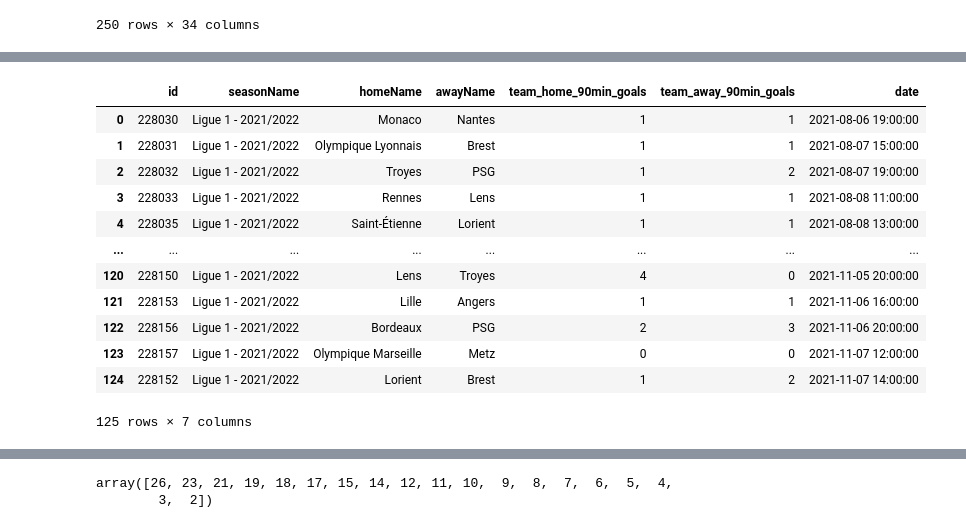
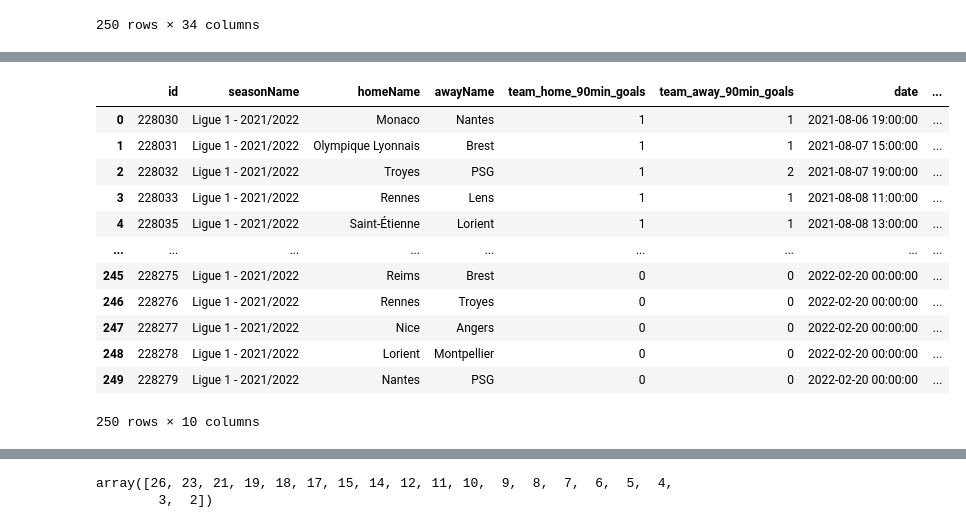
Before and after one commit to Tchouanga12/Advanced_analysis, a Jupyter notebook: FinalProject/Data_Handling_tools/Dev_Test.ipynb, the cells around one changed output, grey strips where cells are left out. Saved outputs shown, nothing was run; the diff lists cells and outputs as text; code cells hidden in the pictures.

```diff
--- a/FinalProject/Data_Handling_tools/Dev_Test.ipynb
+++ b/FinalProject/Data_Handling_tools/Dev_Test.ipynb
@@ -161,16 +173,27 @@ data_fixtures_season
+# %%
+# Add final result column in another form (winning team, losing team, draw) in the dataframe
+data_fixtures_season = data_fixtures_season.copy()
+
+data_fixtures_season['newfinalResult'] = np.where(data_fixtures_season['team_home_90min_goals']
+ == data_fixtures_season['team_away_90min_goals'], 'Draw', np.where(data_fixtures_season['team_home_90min_goals'] >
+ data_fixtures_season['team_away_90min_goals'], data_fixtures_season['homeName'], data_fixtures_season['awayName']))
+
+# Present all the finished fixtures with the final result column created above
+data_fixtures_season[['id', 'seasonName','homeName', 'awayName','team_home_90min_goals',
+        'team_away_90min_goals', 'date', 'finalResult', 'newfinalResult', 'status']]
+# %% [output]
+|  | id | seasonName | homeName | awayName | team_home_90min_goals | team_away_90min_goals | date | ... |
+| 0 | 228030 | Ligue 1 - 2021/2022 | Monaco | Nantes | 1 | 1 | 2021-08-06 19:00:00 | ... |
+| 1 | 228031 | Ligue 1 - 2021/2022 | Olympique Lyonnais | Brest | 1 | 1 | 2021-08-07 15:00:00 | ... |
+| 2 | 228032 | Ligue 1 - 2021/2022 | Troyes | PSG | 1 | 2 | 2021-08-07 19:00:00 | ... |
+| 3 | 228033 | Ligue 1 - 2021/2022 | Rennes | Lens | 1 | 1 | 2021-08-08 11:00:00 | ... |
+| 4 | 228035 | Ligue 1 - 2021/2022 | Saint-Étienne | Lorient | 1 | 1 | 2021-08-08 13:00:00 | ... |
+| ... | ... | ... | ... | ... | ... | ... | ... | ... |
+| 245 | 228275 | Ligue 1 - 2021/2022 | Reims | Brest | 0 | 0 | 2022-02-20 00:00:00 | ... |
+| 246 | 228276 | Ligue 1 - 2021/2022 | Rennes | Troyes | 0 | 0 | 2022-02-20 00:00:00 | ... |
+| 247 | 228277 | Ligue 1 - 2021/2022 | Nice | Angers | 0 | 0 | 2022-02-20 00:00:00 | ... |
+| 248 | 228278 | Ligue 1 - 2021/2022 | Lorient | Montpellier | 0 | 0 | 2022-02-20 00:00:00 | ... |
+| 249 | 228279 | Ligue 1 - 2021/2022 | Nantes | PSG | 0 | 0 | 2022-02-20 00:00:00 | ... |
+250 rows × 10 columns
 # %%
-data_fixtures_season[['id', 'seasonName','homeName', 'awayName','team_home_90min_goals', 'team_away_90min_goals', 'date']]
+data_fixtures_season[data_fixtures_season['homeName' or 'awayName'] == ]
-# %% [output]
-|  | id | seasonName | homeName | awayName | team_home_90min_goals | team_away_90min_goals | date |
-| 0 | 228030 | Ligue 1 - 2021/2022 | Monaco | Nantes | 1 | 1 | 2021-08-06 19:00:00 |
-| 1 | 228031 | Ligue 1 - 2021/2022 | Olympique Lyonnais | Brest | 1 | 1 | 2021-08-07 15:00:00 |
-| 2 | 228032 | Ligue 1 - 2021/2022 | Troyes | PSG | 1 | 2 | 2021-08-07 19:00:00 |
-| 3 | 228033 | Ligue 1 - 2021/2022 | Rennes | Lens | 1 | 1 | 2021-08-08 11:00:00 |
-| 4 | 228035 | Ligue 1 - 2021/2022 | Saint-Étienne | Lorient | 1 | 1 | 2021-08-08 13:00:00 |
-| ... | ... | ... | ... | ... | ... | ... | ... |
-| 120 | 228150 | Ligue 1 - 2021/2022 | Lens | Troyes | 4 | 0 | 2021-11-05 20:00:00 |
-| 121 | 228153 | Ligue 1 - 2021/2022 | Lille | Angers | 1 | 1 | 2021-11-06 16:00:00 |
-| 122 | 228156 | Ligue 1 - 2021/2022 | Bordeaux | PSG | 2 | 3 | 2021-11-06 20:00:00 |
-| 123 | 228157 | Ligue 1 - 2021/2022 | Olympique Marseille | Metz | 0 | 0 | 2021-11-07 12:00:00 |
-| 124 | 228152 | Ligue 1 - 2021/2022 | Lorient | Brest | 1 | 2 | 2021-11-07 14:00:00 |
-125 rows × 7 columns
```
Also changed, not shown: parts of 6 cells of this notebook, 1 other file.
